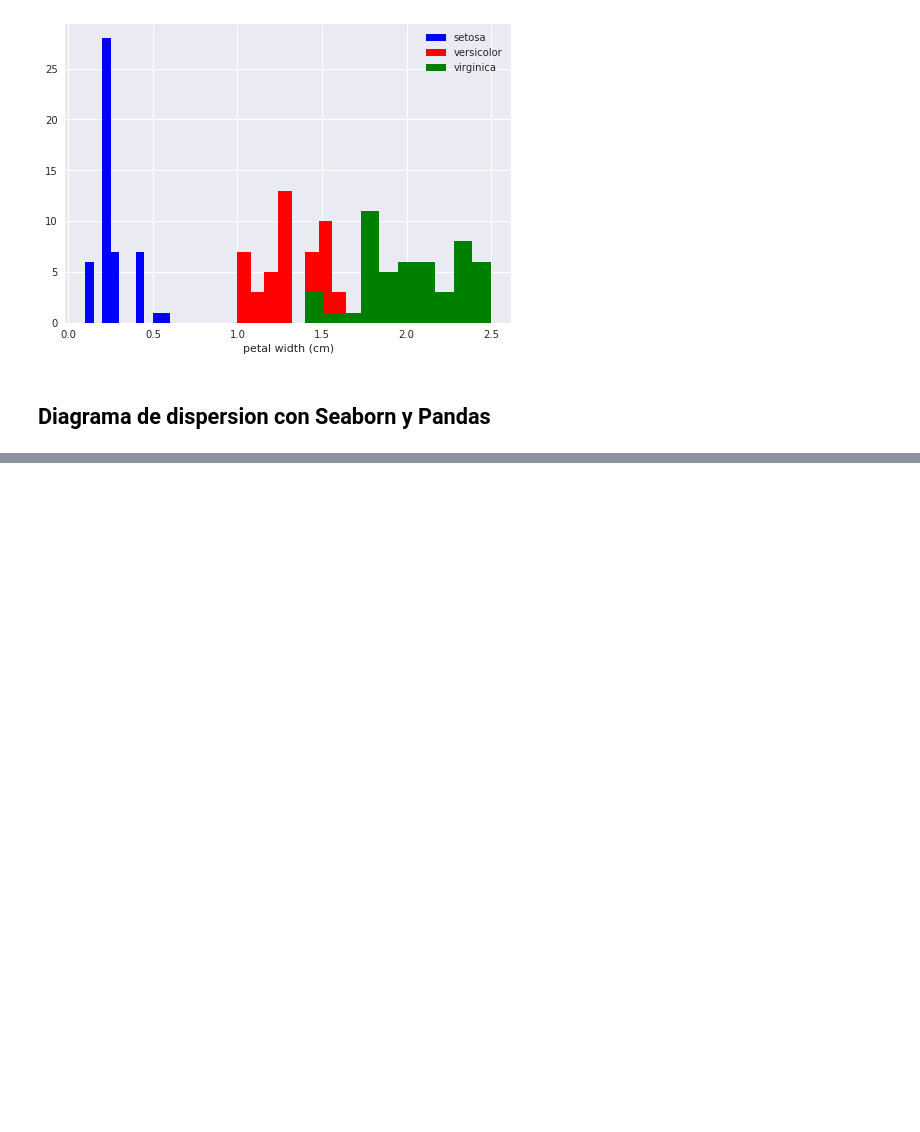
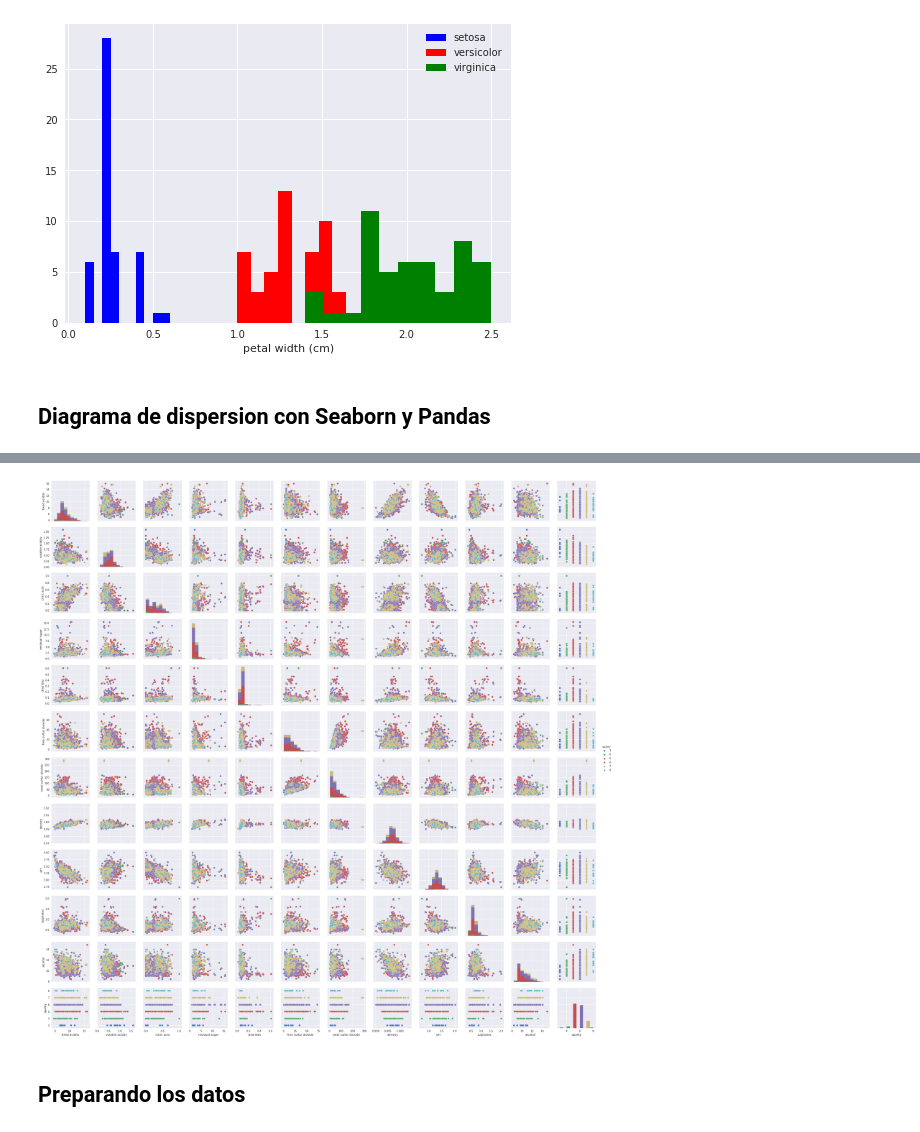
Before and after one commit to victorfica/ML-tutorial2017-vfica, a Jupyter notebook: notebook/ML-intro-VF.ipynb, the cells around one changed output, grey strips where cells are left out. Drawn from its saved outputs; the diff is of its cells as text; code cells hidden in the pictures; blank space fills up the shorter version.

```diff
--- a/notebook/ML-intro-VF.ipynb
+++ b/notebook/ML-intro-VF.ipynb
@@ -511,0 +134,8 @@ https://github.com/rasbt/pattern_classification
+# %%
+# Desde la url
+#url= "http://mlr.cs.umass.edu/ml/machine-learning-databases/wine-quality/winequality-red.csv"
+#data= pd.read_csv(url)
+
+# Usando la data local
+data = pd.read_csv("winequality-red.csv",sep=";")
+data.tail()
@@ -511,0 +181,7 @@ https://github.com/rasbt/pattern_classification
+# %%
+
+g1 = seaborn.pairplot(data,hue="quality")
+# %% [output]
+[figure, added]
+# %% [markdown]
+## Preparando los datos
```
Also changed, not shown: parts of 84 cells of this notebook, 27 other files.
